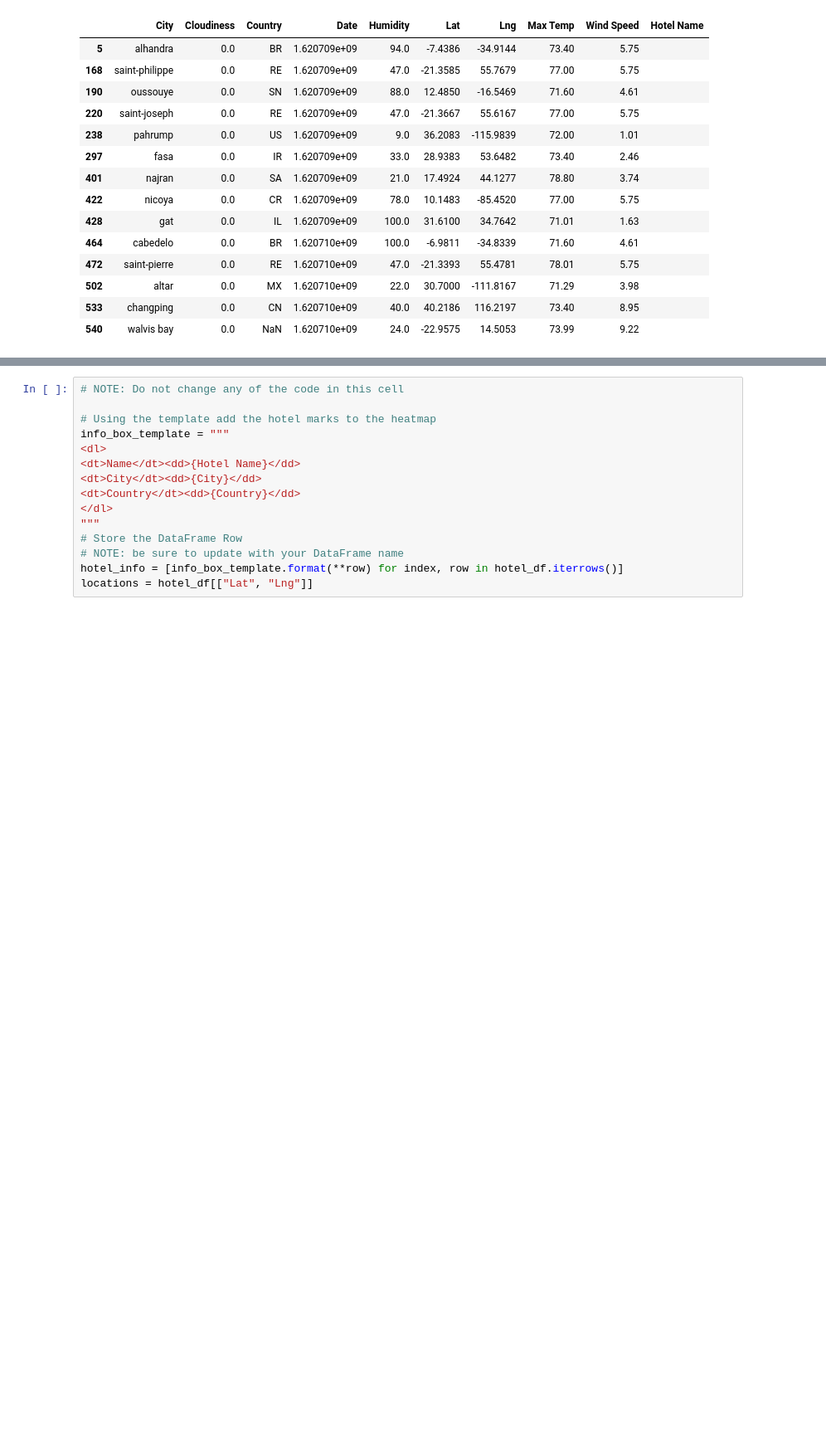
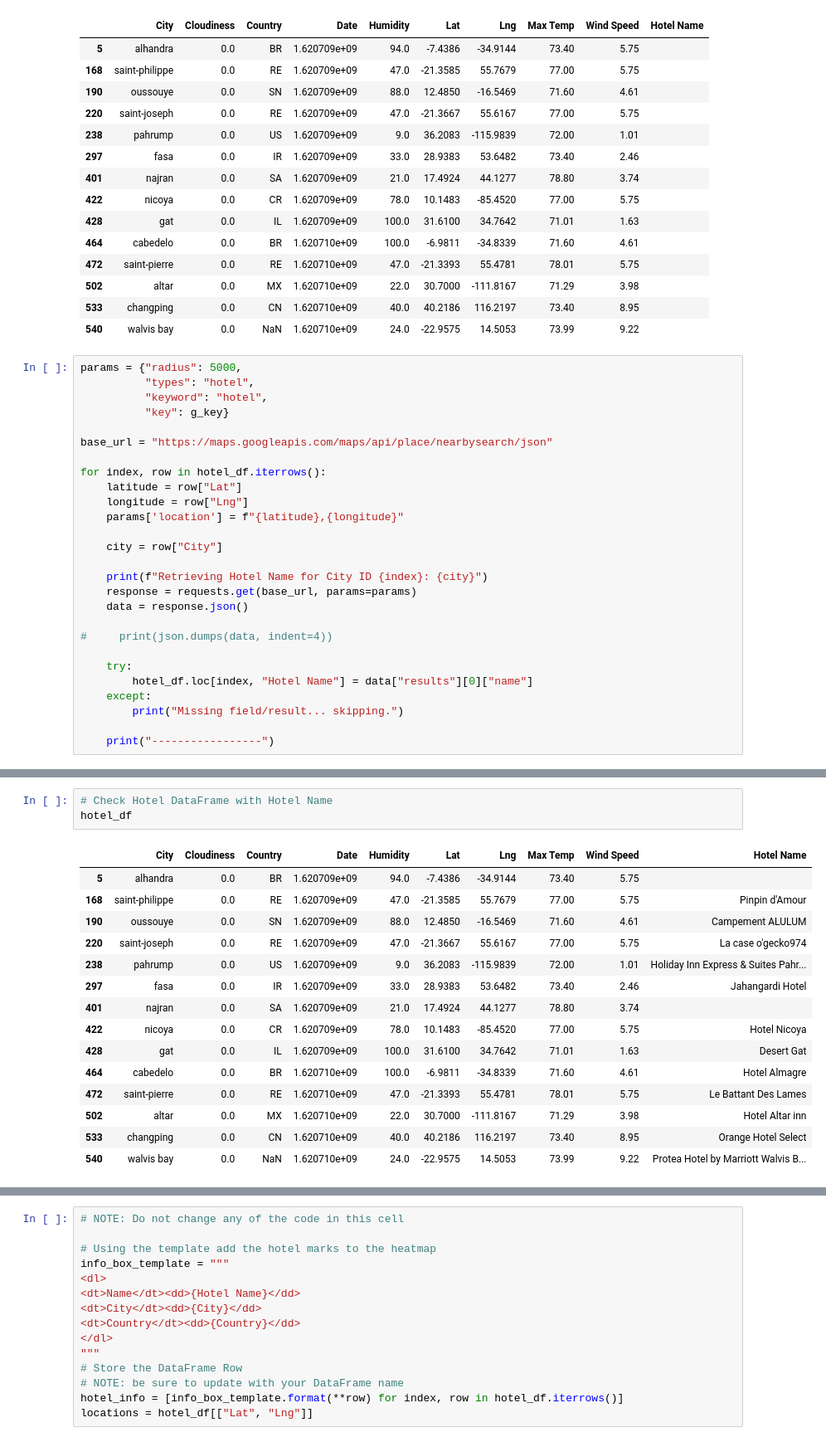
Before and after one commit to bay0624/python-api-challenge, a Jupyter notebook: VacationPy/VacationPy.ipynb, the cells around one changed output, grey strips where cells are left out. Shown at 83% size. Saved outputs shown, nothing was run; the diff lists cells and outputs as text; blank space fills up the shorter version.

Commit message:
Add Hotel Names and Map

```diff
--- a/VacationPy/VacationPy.ipynb
+++ b/VacationPy/VacationPy.ipynb
@@ -116,3 +117,30 @@ hotel_df
 | 502 | altar | 0.0 | MX | 1.620710e+09 | 22.0 | 30.7000 | -111.8167 | 71.29 | 3.98 |  |
 | 533 | changping | 0.0 | CN | 1.620710e+09 | 40.0 | 40.2186 | 116.2197 | 73.40 | 8.95 |  |
 | 540 | walvis bay | 0.0 | NaN | 1.620710e+09 | 24.0 | -22.9575 | 14.5053 | 73.99 | 9.22 |  |
+# %%
+params = {"radius": 5000,
+          "types": "hotel",
+          "keyword": "hotel",
+          "key": g_key}
+
+base_url = "https://maps.googleapis.com/maps/api/place/nearbysearch/json"
+
+for index, row in hotel_df.iterrows():
+    latitude = row["Lat"]
+    longitude = row["Lng"]
+    params['location'] = f"{latitude},{longitude}"
+
+    city = row["City"]
+
+    print(f"Retrieving Hotel Name for City ID {index}: {city}")
+    response = requests.get(base_url, params=params)
+    data = response.json()
+
+#     print(json.dumps(data, indent=4))
+
+    try:
+        hotel_df.loc[index, "Hotel Name"] = data["results"][0]["name"]
+    except:
+        print("Missing field/result... skipping.")
+
+    print("-----------------")
@@ -118,0 +165,19 @@ hotel_df
+# %%
+# Check Hotel DataFrame with Hotel Name
+hotel_df
+# %% [output]
+|  | City | Cloudiness | Country | Date | Humidity | Lat | Lng | Max Temp | Wind Speed | Hotel Name |
+| 5 | alhandra | 0.0 | BR | 1.620709e+09 | 94.0 | -7.4386 | -34.9144 | 73.40 | 5.75 |  |
+| 168 | saint-philippe | 0.0 | RE | 1.620709e+09 | 47.0 | -21.3585 | 55.7679 | 77.00 | 5.75 | Pinpin d'Amour |
+| 190 | oussouye | 0.0 | SN | 1.620709e+09 | 88.0 | 12.4850 | -16.5469 | 71.60 | 4.61 | Campement ALULUM |
+| 220 | saint-joseph | 0.0 | RE | 1.620709e+09 | 47.0 | -21.3667 | 55.6167 | 77.00 | 5.75 | La case o'gecko974 |
+| 238 | pahrump | 0.0 | US | 1.620709e+09 | 9.0 | 36.2083 | -115.9839 | 72.00 | 1.01 | Holiday Inn Express & Suites Pahr... |
+| 297 | fasa | 0.0 | IR | 1.620709e+09 | 33.0 | 28.9383 | 53.6482 | 73.40 | 2.46 | Jahangardi Hotel |
+| 401 | najran | 0.0 | SA | 1.620709e+09 | 21.0 | 17.4924 | 44.1277 | 78.80 | 3.74 |  |
+| 422 | nicoya | 0.0 | CR | 1.620709e+09 | 78.0 | 10.1483 | -85.4520 | 77.00 | 5.75 | Hotel Nicoya |
+| 428 | gat | 0.0 | IL | 1.620709e+09 | 100.0 | 31.6100 | 34.7642 | 71.01 | 1.63 | Desert Gat |
+| 464 | cabedelo | 0.0 | BR | 1.620710e+09 | 100.0 | -6.9811 | -34.8339 | 71.60 | 4.61 | Hotel Almagre |
+| 472 | saint-pierre | 0.0 | RE | 1.620710e+09 | 47.0 | -21.3393 | 55.4781 | 78.01 | 5.75 | Le Battant Des Lames |
+| 502 | altar | 0.0 | MX | 1.620710e+09 | 22.0 | 30.7000 | -111.8167 | 71.29 | 3.98 | Hotel Altar inn |
+| 533 | changping | 0.0 | CN | 1.620710e+09 | 40.0 | 40.2186 | 116.2197 | 73.40 | 8.95 | Orange Hotel Select |
+| 540 | walvis bay | 0.0 | NaN | 1.620710e+09 | 24.0 | -22.9575 | 14.5053 | 73.99 | 9.22 | Protea Hotel by Marriott Walvis B... |
```
Also changed, not shown: parts of 4 cells of this notebook, 1 other file.
